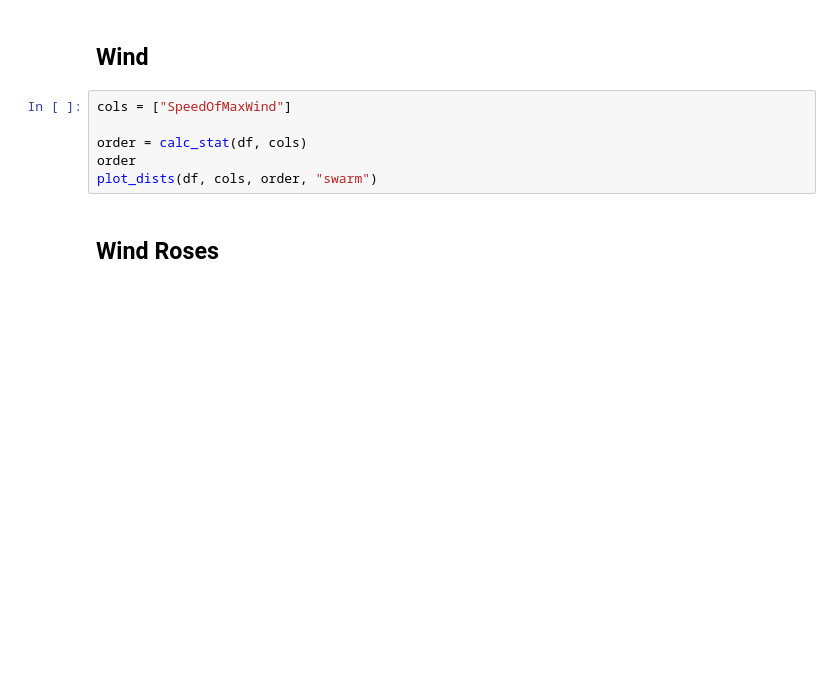
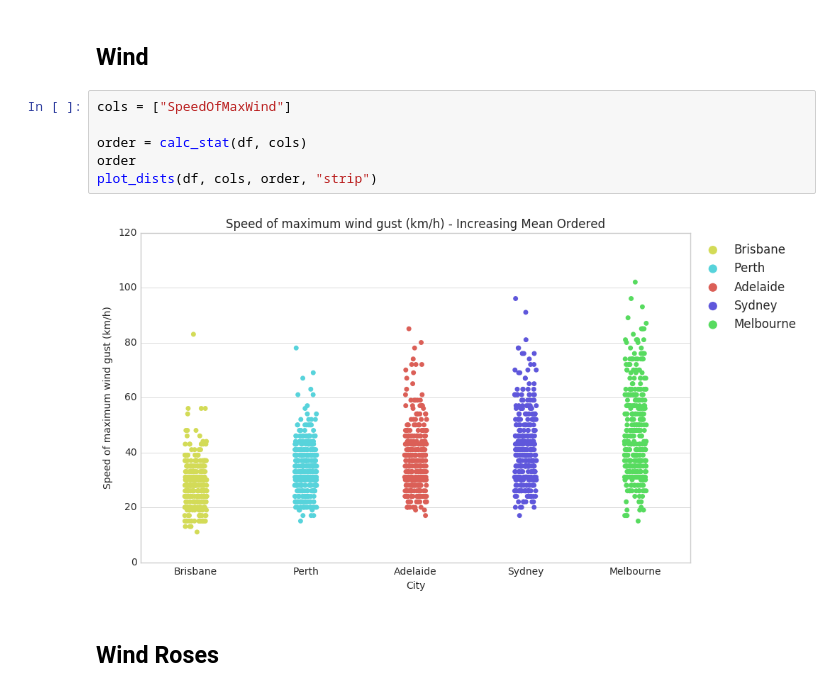
Before and after one commit to BrunnoRicci/bom-austraila, a Jupyter notebook: BOM_Australia.ipynb, the cells around one changed output. Cells and saved outputs as stored; diff of their text form; blank space fills up the shorter version.

```diff
--- a/BOM_Australia.ipynb
+++ b/BOM_Australia.ipynb
@@ -690,9 +710,11 @@ plt.title("Heat Index  - Increasing Mean Ordering");
 # %%
 cols = ["SpeedOfMaxWind"]
 
 order = calc_stat(df, cols)
 order
-plot_dists(df, cols, order, "swarm")
+plot_dists(df, cols, order, "strip")
+# %% [output]
+[figure, added]
 # %% [markdown]
 ## Wind Roses
 # %%
```
Also changed, not shown: parts of 5 cells of this notebook.
